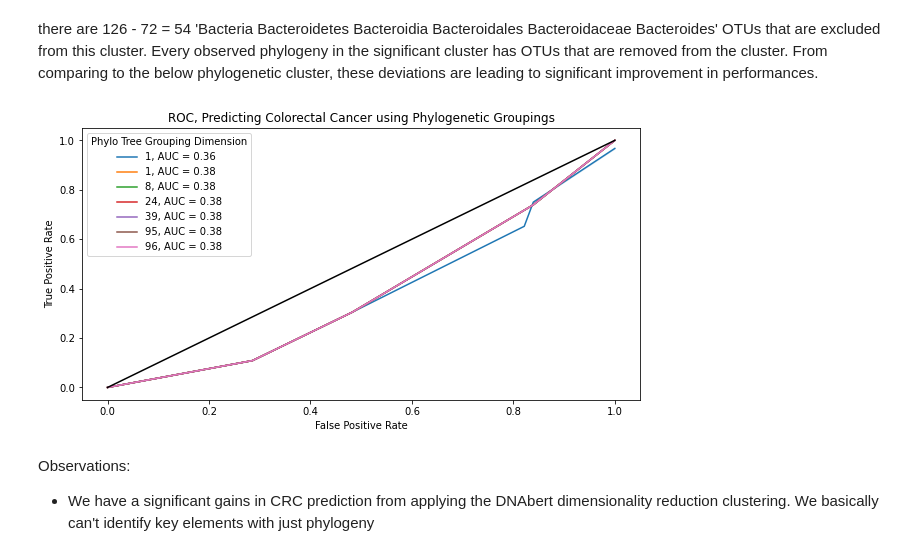
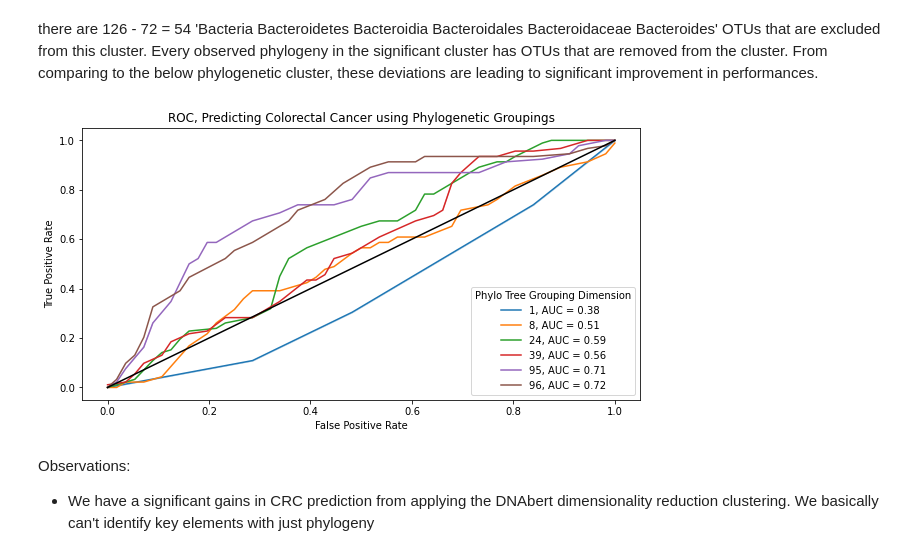
Before and after one commit to gaustin15/W4671_project, a Jupyter notebook: CRC_prediction.ipynb, the cells around one changed output. Saved outputs shown, nothing was run; the diff lists cells and outputs as text; code cells hidden in the pictures.

```diff
--- a/CRC_prediction.ipynb
+++ b/CRC_prediction.ipynb
@@ -44,9 +43,13 @@ reads_ = pd.read_csv(reads_path, sep = ',', header = None)
 # for the first reads_path
 
 qq = 3
+__ = reads_.iloc[range(reads_.shape[0])[1::qq]].reset_index()[0]
+for i in range(2, qq):
+    __ = __ + reads_.iloc[range(reads_.shape[0])[i::qq]].reset_index()[0]
+
 reads = pd.DataFrame(\
  {'label':reads_.iloc[range(reads_.shape[0])[::qq]].reset_index()[0] ,\
-  'elements':reads_.iloc[range(reads_.shape[0])[1::qq]].reset_index()[0]
+  'elements':__,
   })
 reads['label'] = reads.label.str[1:]
 
@@ -221,11 +224,11 @@ metadata.head()
 | 3 | C07 | CRC |
 | 4 | C09 | CRC |
 # %%
-def test_reduced_dims(df_fixed, response, embeddings, n_dims, names):
+def test_reduced_dims(df_fixed, response, embeddings, n_dims, names, f = 'rf'):
     """
     reduces the dimensions by aggregating based on cluster similarity
     """
-    cm = AC(n_clusters = n_dims, affinity = 'cosine', linkage='average')
+    cm = AC(n_clusters = int(n_dims), affinity = 'cosine', linkage='average')
     cm.fit(embeddings)
     names['cluster'] = cm.labels_
 
@@ -255,9 +258,10 @@ def test_reduced_dims(df_fixed, response, embeddings, n_dims, names):
             y_train, y_test = y[train_index], y[test_index]
         except:
             y_train, y_test = y.iloc[train_index], y.iloc[test_index]
-
-        #rf = RandomForestClassifier(n_estimators = 100)
-        rf = LogisticRegression(penalty = 'l1', solver = 'liblinear')
+        if f == 'rf':
+            rf = RandomForestClassifier(n_estimators = 100)
+        else:
+            rf = LogisticRegression(penalty = 'l1', solver = 'liblinear')
         rf.fit(X_train, y_train)
         clustered_rf_preds = rf.predict_proba(X_test)
 
@@ -314,7 +318,7 @@ otu_phylo = pd.DataFrame( \
           )
 
 # taking dimension of 100, consistently giving good results
-clusterer = AC(n_clusters=40, linkage="average", affinity='cosine')
+clusterer = AC(n_clusters=50, linkage="average", affinity='cosine')
 clusterer.fit(embeddings)
 reads['cluster'] = clusterer.labels_
 
@@ -367,7 +379,7 @@ for i in cluster_summaries.loc[cluster_summaries.coef != 0].index:
 there are 126 - 72 = 54 'Bacteria Bacteroidetes Bacteroidia Bacteroidales Bacteroidaceae Bacteroides' OTUs that are excluded from this cluster. Every observed phylogeny in the significant cluster has OTUs that are removed from the cluster. From comparing to the below phylogenetic cluster, these deviations are leading to significant improvement in performances.
 # %%
 # exploring logistic regression results when grouping by phylogenetic assignment
-def test_reduce_by_phylo_name(df_fixed, response, n_cutoffs,  names):
+def test_reduce_by_phylo_name(df_fixed, response, n_cutoffs,  names, f = 'rf'):
     cluster = names.phylogeny.str.split(' ').str[:n_cutoffs].str.join(' ')
 
 
@@ -396,8 +408,10 @@ def test_reduce_by_phylo_name(df_fixed, response, n_cutoffs,  names):
         X_train, X_test = X.iloc[train_index,:], X.iloc[test_index,:]
         y_train, y_test = y.iloc[train_index], y.iloc[test_index]
 
-        #rf = RandomForestClassifier(n_estimators = 100)
-        rf = LogisticRegression(penalty = 'l1', solver = 'liblinear')
+        if f == 'rf':
+            rf = RandomForestClassifier(n_estimators = 100)
+        else:
+            rf = LogisticRegression(penalty = 'l1', solver = 'liblinear')
         rf.fit(X_train, y_train)
         clustered_rf_preds = rf.predict_proba(X_test)
 
@@ -415,32 +429,32 @@ def test_reduce_by_phylo_name(df_fixed, response, n_cutoffs,  names):
 # %%
 response = metadata
 G = []
 for i in [1, 2, 3, 5, 6, 7, 20]:
-    G.append( test_reduce_by_phylo_name(df_fixed, response, i, otu_phylo) )
+    G.append( test_reduce_by_phylo_name(df_fixed, response, i, otu_phylo, f = 'rf') )
 
 
 phylo_results = pd.concat([ pd.DataFrame.from_dict(
     {'fpr':a[0],
      'tpr':a[1],
      'auc':[a[2]]*len(a[1]),
      'n_cutoffs':[a[3]]*len(a[1]) } ) \
            for a in G ], axis = 0 )
 
 phylo_results['Phylo Tree Grouping Dimension'] = phylo_results.n_cutoffs.astype(str) + ', AUC = ' \
                         + phylo_results.auc.astype(str).str[0:4]
 
 
 plt.figure(figsize=(10,5))
 sns.lineplot(x = 'fpr', y = 'tpr',
              data = phylo_results,\
              ci= 0, hue = 'Phylo Tree Grouping Dimension')
 plt.plot([0, 1], [0, 1], '-', color = 'black')
 plt.title('ROC, Predicting Colorectal Cancer using Phylogenetic Groupings')
 plt.xlabel("False Positive Rate")
 plt.ylabel("True Positive Rate")
 plt.show()
 # %% [output]
-[figure, old version]
+[figure, new version]
 # %% [markdown]
 Observations:
 - We have a significant gains in CRC prediction from applying the DNAbert dimensionality reduction clustering. We basically can't identify key elements with just phylogeny
```
Also changed, not shown: parts of 17 cells of this notebook, 2 other files.
